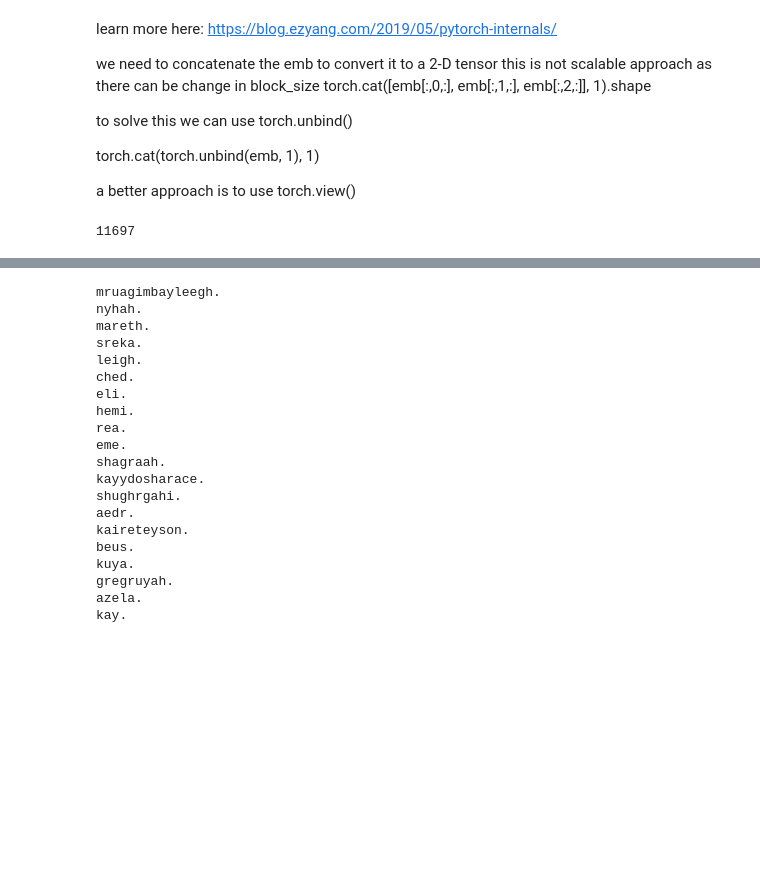
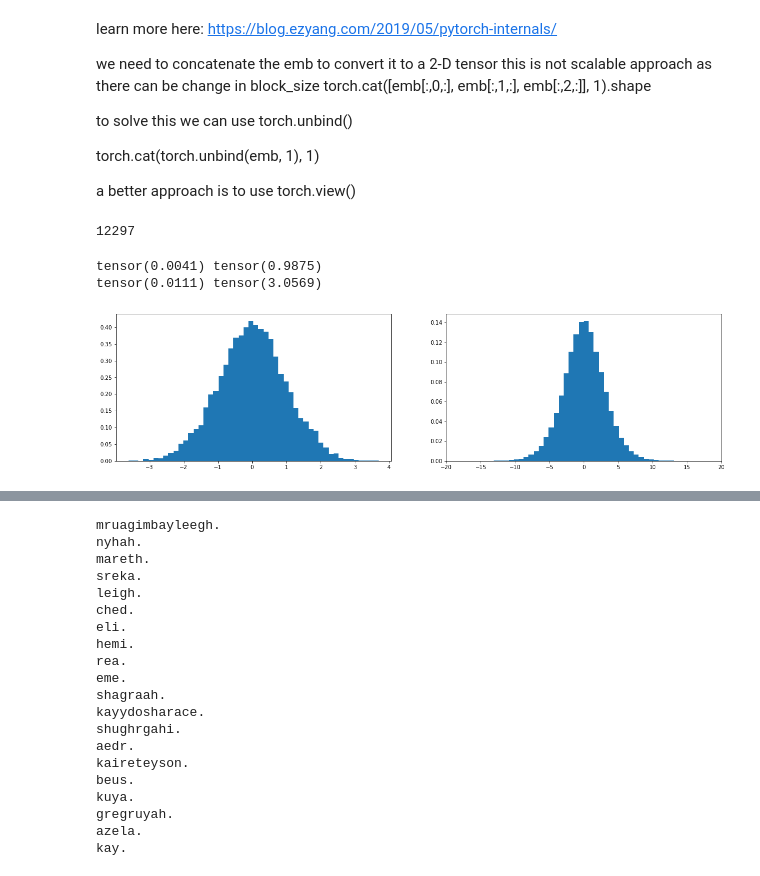
Before and after one commit to singhaditya8499/Machine-Learning, a Jupyter notebook: Projects/Makemore-Andrej-Karpathy/src/MLP-Adv.ipynb, the cells around one changed output, grey strips where cells are left out. Drawn from its saved outputs; the diff is of its cells as text; code cells hidden in the pictures; blank space fills up the shorter version.

```diff
--- a/Projects/Makemore-Andrej-Karpathy/src/MLP-Adv.ipynb
+++ b/Projects/Makemore-Andrej-Karpathy/src/MLP-Adv.ipynb
@@ -98,7 +98,7 @@ g = torch.Generator().manual_seed(2147483647)
 C = torch.randn((vocab_size, n_embed), generator=g)
 
 # 6 because of the 3*2
-W1 = torch.randn((n_embed * block_size, n_hidden), generator=g)*0.2
+W1 = torch.randn((n_embed * block_size, n_hidden), generator=g)*(5/3)/((n_embed * block_size)**0.5)
 b1 = torch.randn(n_hidden, generator=g) * 0.01
 # we want the inital weights to be as closer to 0 as possible so scaling it down
 W2 = torch.randn((n_hidden, vocab_size), generator=g) * 0.01
@@ -110,12 +110,32 @@ bnbias = torch.zeros((1, n_hidden))
 bnmean_running = torch.zeros((1, n_hidden))
 bnstd_running = torch.ones((1, n_hidden))
 
-parameters = [C, W1, W2, b2]
+parameters = [C, W1, b1, W2, b2, bngain, bnbias]
 print(sum(p.nelement() for p in parameters)) # number of parameters in total
 for p in parameters:
     p.requires_grad = True
 # %% [output]
-11697
+12297
+# %%
+# we can see here that std of y increased
+# in NN we generally want to preserve the std from input to activation
+# mathematically, weight should be divided by square root of input nodes
+# for tanh the gain defined in the paper: https://arxiv.org/pdf/1502.01852.pdf is 5/3
+# the value which should be multiplied to W1 is (5/3)/(30**0.5) = 0.3
+x = torch.randn(1000, 10)
+w = torch.randn(10, 200)
+y = x @ w
+print(x.mean(), x.std())
+print(y.mean(), y.std())
+plt.figure(figsize = (20, 5))
+plt.subplot(121)
+plt.hist(x.view(-1).tolist(), 50, density=True);
+plt.subplot(122)
+plt.hist(y.view(-1).tolist(), 50, density=True);
+# %% [output]
+tensor(0.0041) tensor(0.9875)
+tensor(0.0111) tensor(3.0569)
+[figure, added]
 # %%
 max_steps = 200000
 batch_size = 32
```
Also changed, not shown: parts of 18 cells of this notebook.
